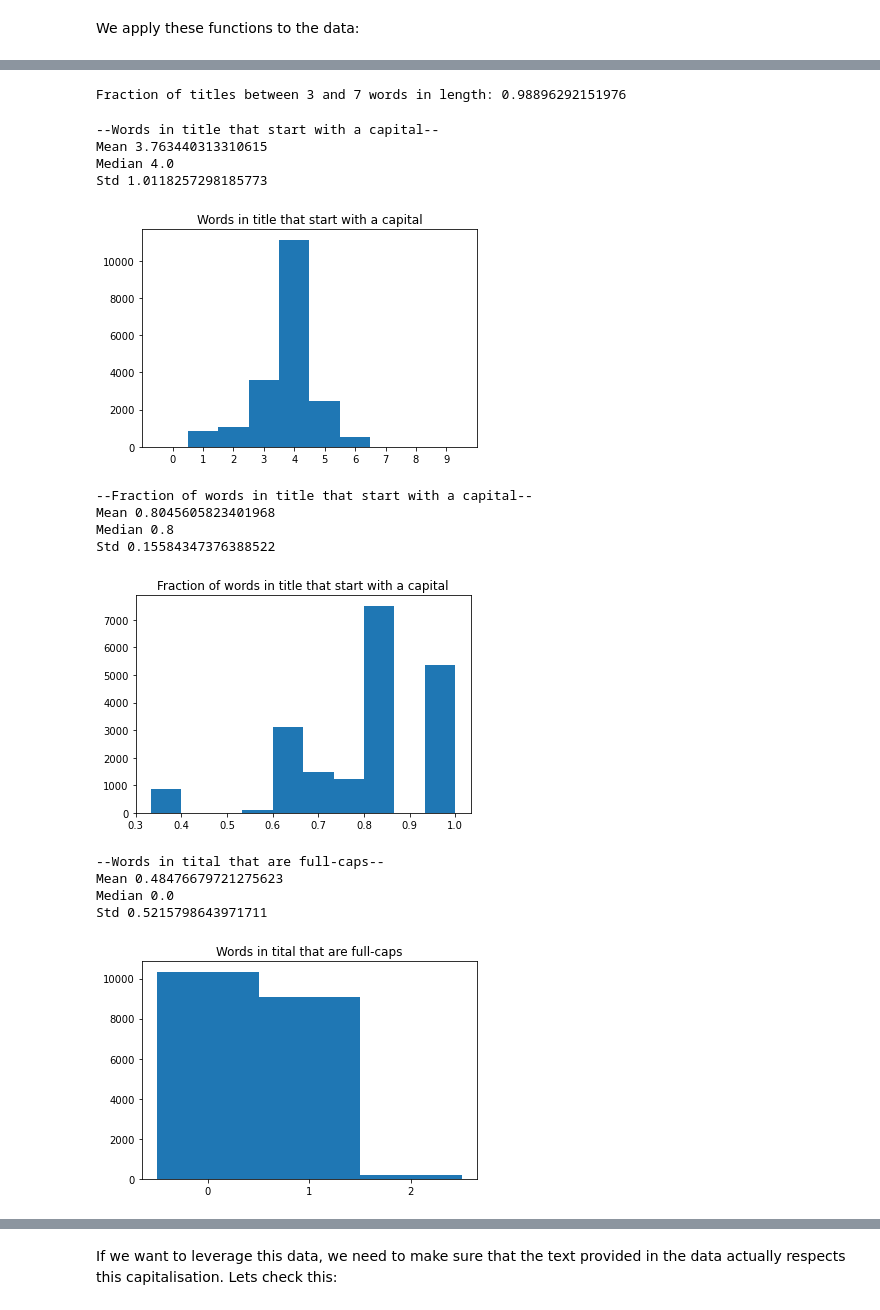
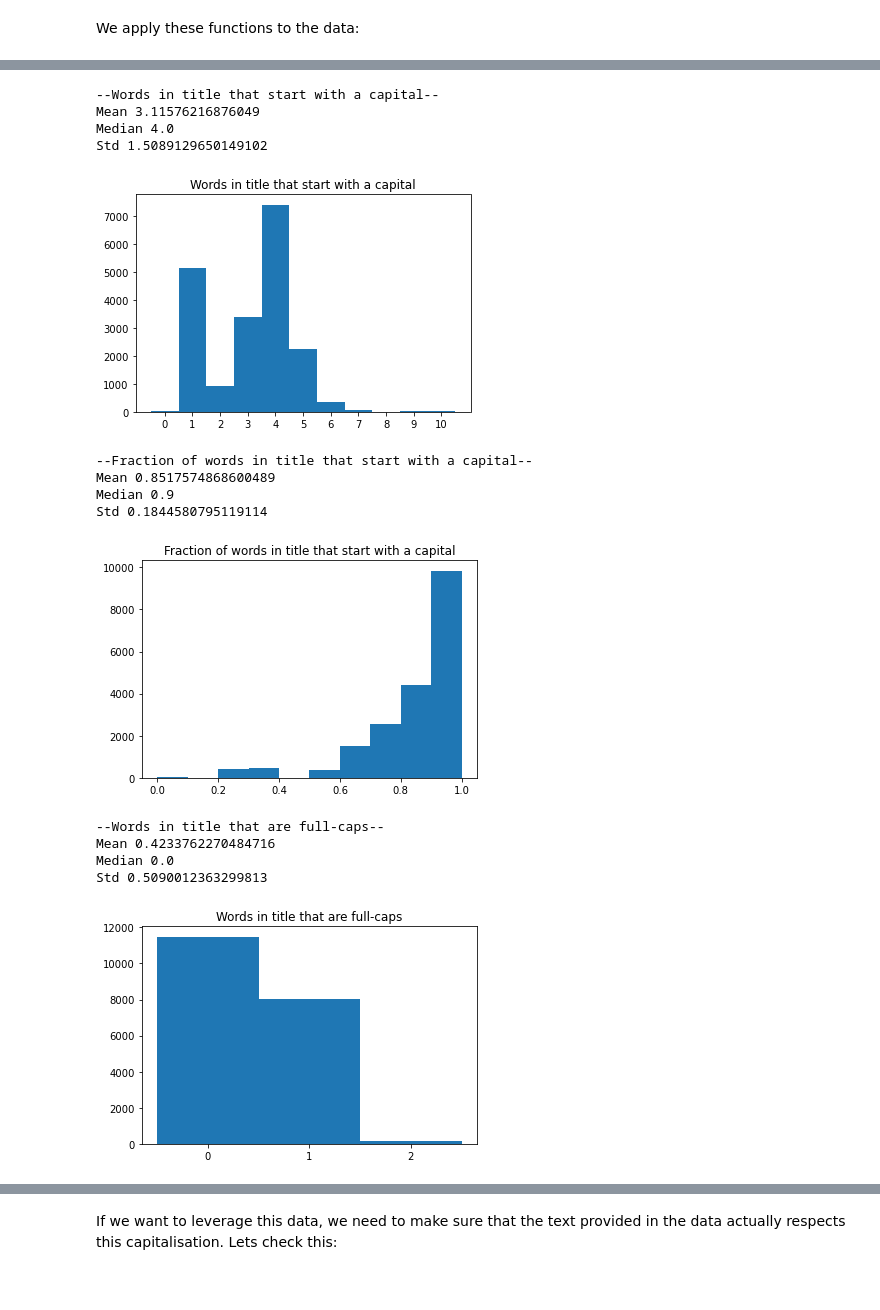
Before and after one commit to verrannt/show-us-the-data, a Jupyter notebook: src/notebooks/capitalisation_eda.ipynb, the cells around one changed output, grey strips where cells are left out. Saved outputs shown, nothing was run; the diff lists cells and outputs as text; code cells hidden in the pictures.

Commit message:
Fix dataset title -> label

```diff
--- a/src/notebooks/capitalisation_eda.ipynb
+++ b/src/notebooks/capitalisation_eda.ipynb
@@ -65,9 +65,9 @@ def count_full_capital(title):
 # %% [markdown]
 We apply these functions to the data:
 # %%
-train_df["count_words"] = train_df['dataset_title'].apply(count_words)
-train_df["count_start_capital"] = train_df['dataset_title'].apply(count_start_capital)
-train_df["count_full_capital"] = train_df['dataset_title'].apply(count_full_capital)
+train_df["count_words"] = train_df['dataset_label'].apply(count_words)
+train_df["count_start_capital"] = train_df['dataset_label'].apply(count_start_capital)
+train_df["count_full_capital"] = train_df['dataset_label'].apply(count_full_capital)
 # %%
 train_df.head()
 # %% [output]
@@ -118,33 +118,29 @@ Std 1.3286559856890183
 # %%
 count_words_array = np.array(train_df["count_words"])
-
-print("Fraction of titles between 3 and 7 words in length: "+str(len(count_words_array[3 <= count_words_array][count_words_array <= 7])/len(train_df["count_words"])))
-# %% [output]
-Fraction of titles between 3 and 7 words in length: 0.98896292151976
 # %%
 count_statistics(train_df["count_start_capital"], "Words in title that start with a capital")
 # %% [output]
 --Words in title that start with a capital--
-Mean 3.763440313310615
+Mean 3.11576216876049
 Median 4.0
-Std 1.0118257298185773
+Std 1.5089129650149102
-[figure, old version]
+[figure, new version]
 # %%
 count_statistics(train_df["count_start_capital"] / train_df["count_words"], "Fraction of words in title that start with a capital", whole_counts=False)
 # %% [output]
 --Fraction of words in title that start with a capital--
-Mean 0.8045605823401968
-Median 0.8
-Std 0.15584347376388522
+Mean 0.8517574868600489
+Median 0.9
+Std 0.1844580795119114
-[figure, old version]
+[figure, new version]
 # %%
-count_statistics(train_df["count_full_capital"], "Words in tital that are full-caps")
+count_statistics(train_df["count_full_capital"], "Words in title that are full-caps")
 # %% [output]
---Words in tital that are full-caps--
-Mean 0.48476679721275623
+--Words in title that are full-caps--
+Mean 0.4233762270484716
 Median 0.0
-Std 0.5215798643971711
+Std 0.5090012363299813
-[figure, old version]
+[figure, new version]
 # %%
 count_statistics(train_df["count_full_capital"] / train_df["count_words"], "Fraction of words in title that are full-caps", whole_counts=False)
 # %% [output]
```
Also changed, not shown: parts of 4 cells of this notebook.
